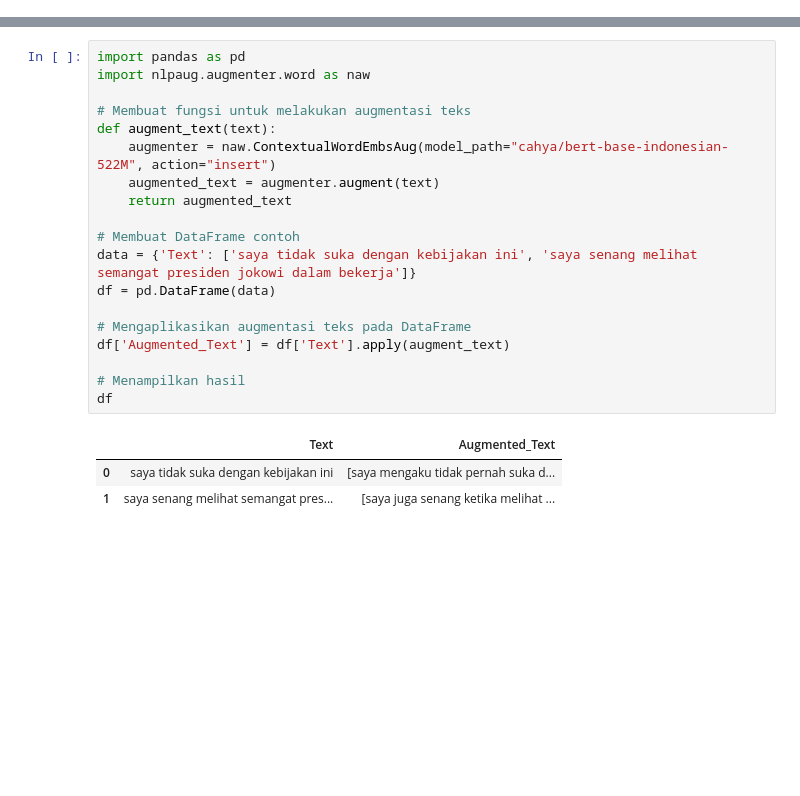
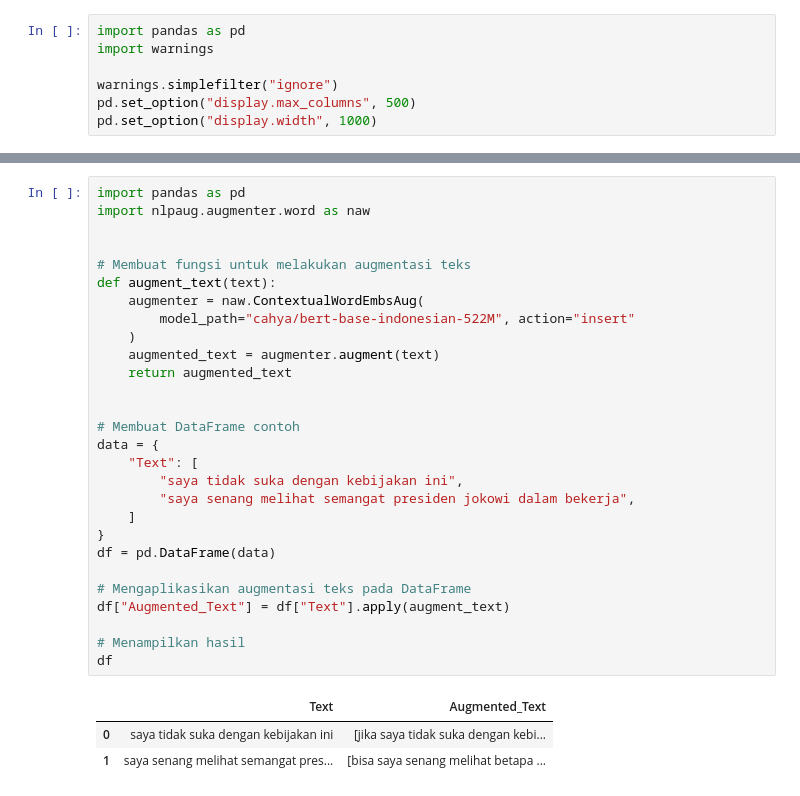
Before and after one commit to anggawidiarta/SentimentAnalysis-XGBoost, a Jupyter notebook: code/textaugmentation_data.ipynb, the cells around one changed output, grey strips where cells are left out. Saved outputs shown, nothing was run; the diff lists cells and outputs as text; blank space fills up the shorter version.

```diff
--- a/code/textaugmentation_data.ipynb
+++ b/code/textaugmentation_data.ipynb
@@ -2,0 +1,7 @@ import pandas as pd
+# %%
+import pandas as pd
+import warnings
+
+warnings.simplefilter("ignore")
+pd.set_option("display.max_columns", 500)
+pd.set_option("display.width", 1000)
@@ -33,23 +54,32 @@ To support symlinks on Windows, you either need to activate Developer Mode or to
 # %%
 import pandas as pd
 import nlpaug.augmenter.word as naw
 
+
 # Membuat fungsi untuk melakukan augmentasi teks
 def augment_text(text):
-    augmenter = naw.ContextualWordEmbsAug(model_path="cahya/bert-base-indonesian-522M", action="insert")
+    augmenter = naw.ContextualWordEmbsAug(
+        model_path="cahya/bert-base-indonesian-522M", action="insert"
+    )
     augmented_text = augmenter.augment(text)
     return augmented_text
 
+
 # Membuat DataFrame contoh
-data = {'Text': ['saya tidak suka dengan kebijakan ini', 'saya senang melihat semangat presiden jokowi dalam bekerja']}
+data = {
+    "Text": [
+        "saya tidak suka dengan kebijakan ini",
+        "saya senang melihat semangat presiden jokowi dalam bekerja",
+    ]
+}
 df = pd.DataFrame(data)
 
 # Mengaplikasikan augmentasi teks pada DataFrame
-df['Augmented_Text'] = df['Text'].apply(augment_text)
+df["Augmented_Text"] = df["Text"].apply(augment_text)
 
 # Menampilkan hasil
 df
 # %% [output]
 |  | Text | Augmented_Text |
-| 0 | saya tidak suka dengan kebijakan ini | [saya mengaku tidak pernah suka d... |
-| 1 | saya senang melihat semangat pres... | [saya juga senang ketika melihat ... |
+| 0 | saya tidak suka dengan kebijakan ini | [jika saya tidak suka dengan kebi... |
+| 1 | saya senang melihat semangat pres... | [bisa saya senang melihat betapa ... |
```
Also changed, not shown: parts of 15 cells of this notebook, 2 other files.
